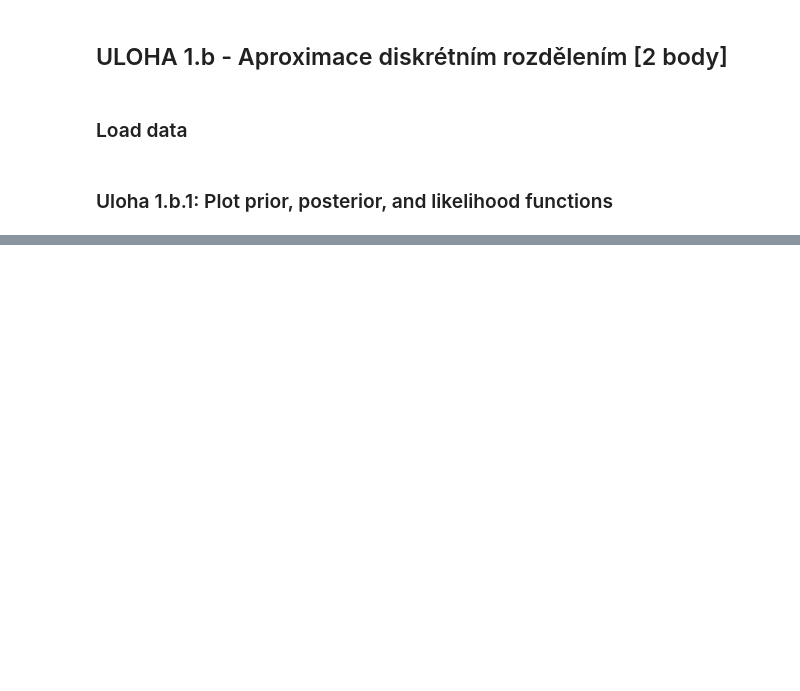
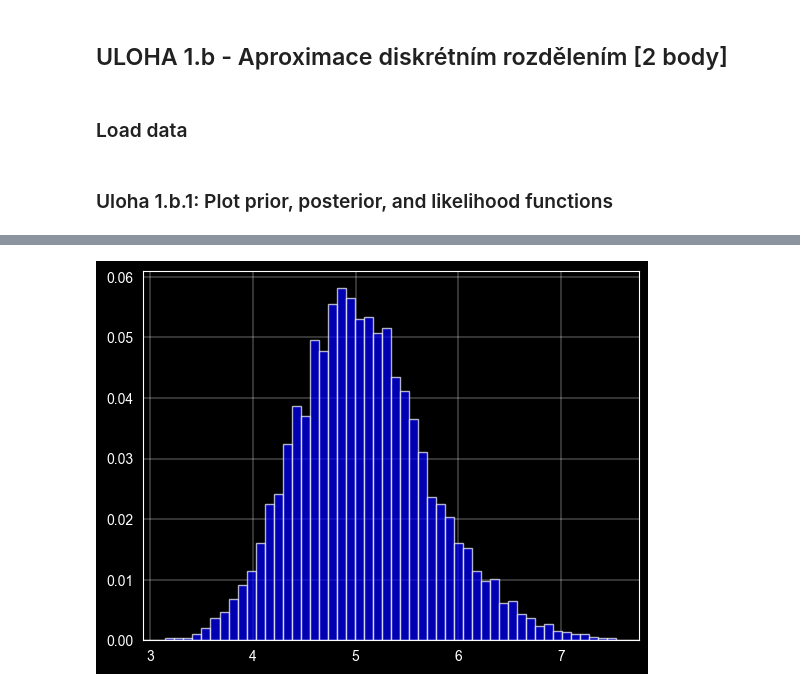
Before and after one commit to zdeneklapes/msp-project2, a Jupyter notebook: xlapes02.ipynb, the cells around one changed output, grey strips where cells are left out. Saved outputs shown, nothing was run; the diff lists cells and outputs as text; code cells hidden in the pictures; blank space fills up the shorter version.

```diff
--- a/xlapes02.ipynb
+++ b/xlapes02.ipynb
@@ -392 +336,21 @@ t_1_b_1 = task_1_b_1_plot_prior()
+# %%
+aprior_data_max = data['1'].groupby('skupina')['uloha_1 b)_prior'].max().reset_index()
+
+# Získanie všetkých najväčších hodnôt do jednej dátovej sady
+all_max_values = aprior_data_max['uloha_1 b)_prior']
+
+# Určenie hraníc binov pre rovnomerné rozdelenie
+all_max_values.max()
+bin_width = (all_max_values.max() - all_max_values.min()) / 50
+bins = np.arange(all_max_values.min(), all_max_values.max(), bin_width)
+
+bin_height, bin_edges = np.histogram(all_max_values, bins=50)
+bin_height = bin_height / np.sum(bin_height)
+
+# Vytvorenie histogramu pre diskrétne rozdelenie
+# plt.hist(all_max_values, bins=bins, edgecolor='black', alpha=0.7,density=True)
+plt.bar(x=bins, height=bin_height, width=bin_width, color='blue', alpha=0.7)
+plt.show()
+# %% [output]
+[figure, added]
 # %%
```
Also changed, not shown: parts of 21 cells of this notebook.
